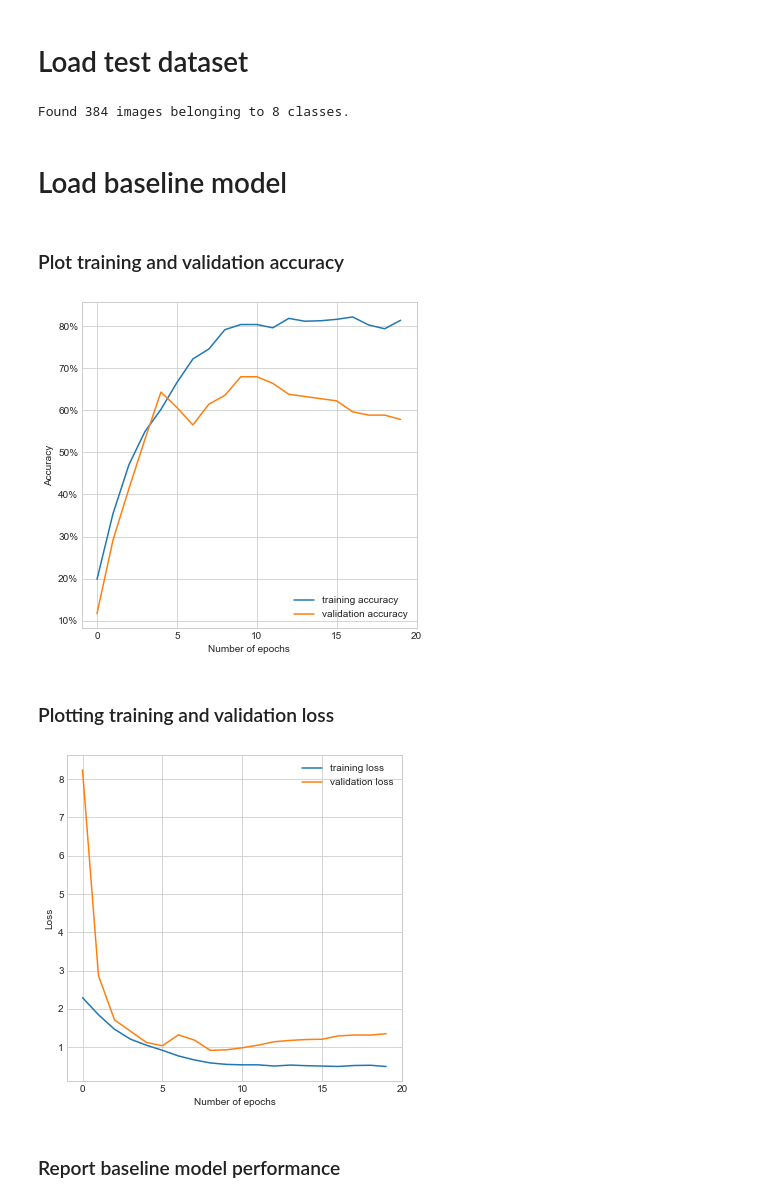
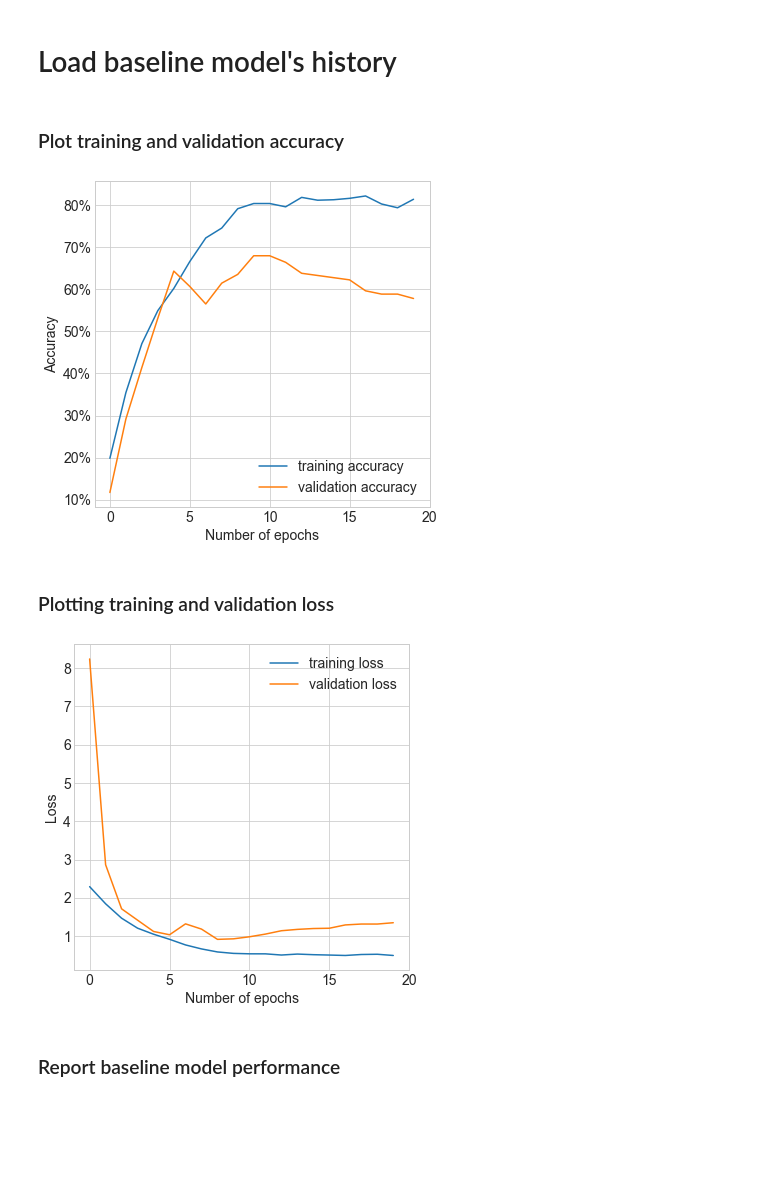
Before and after one commit to samuilstoychev/model-compression-fer, a Jupyter notebook: ResultsAnalysis.ipynb, the cells around one changed output. Cells and saved outputs as stored; diff of their text form; code cells hidden in the pictures; blank space fills up the shorter version.

```diff
--- a/ResultsAnalysis.ipynb
+++ b/ResultsAnalysis.ipynb
@@ -12,15 +12,8 @@ import matplotlib.ticker as mtick
 # %%
 # Specify the location of the weights of the pre-trained baseline model
 BASELINE_MODEL = "weights/model_weights_1618972642.h5"
-# %% [markdown]
-# Load test dataset
-# %%
-from data import load_ckplus
-test_generator = load_ckplus("test")
-# %% [output]
-Found 384 images belonging to 8 classes.
 # %% [markdown]
-# Load baseline model
+# Load baseline model's history
 # %%
 file = open("weights/model_history_1618972642", "rb")
 baseline_history = pickle.load(file)
@@ -30,39 +23,43 @@ baseline_history = pickle.load(file)
 fg = plt.figure(1, (6,6))
 ax = fg.add_subplot(1,1,1)
 
+plt.tick_params(labelsize=14)
+
 plt.plot(baseline_history["accuracy"], label="training accuracy")
 plt.plot(baseline_history["val_accuracy"], label="validation accuracy")
-plt.legend(loc="lower right")
+plt.legend(loc="lower right", prop={'size': 14})
 
-plt.xlabel("Number of epochs")
-plt.ylabel("Accuracy")
+plt.xlabel("Number of epochs", size=14)
+plt.ylabel("Accuracy", size=14)
 
 yticks = mtick.PercentFormatter(1.0)
 ax.yaxis.set_major_formatter(yticks)
 
 ax.set_xticks(np.arange(0, 21, step=5))
 
-plt.show()
+plt.savefig("figures/acc.svg")
 # %% [output]
-[figure, old version]
+[figure, new version]
 # %% [markdown]
 ### Plotting training and validation loss
 # %%
 fg = plt.figure(1, (6,6))
 ax = fg.add_subplot(1,1,1)
 
+plt.tick_params(labelsize=14)
+
 plt.plot(baseline_history["loss"], label="training loss")
 plt.plot(baseline_history["val_loss"], label="validation loss")
-plt.legend(loc="upper right")
+plt.legend(loc="upper right", prop={'size': 14})
 
-plt.xlabel("Number of epochs")
-plt.ylabel("Loss")
+plt.xlabel("Number of epochs", size=14)
+plt.ylabel("Loss", size=14)
 
 ax.set_xticks(np.arange(0, 21, step=5))
 
-plt.show()
+plt.savefig("figures/loss.svg")
 # %% [output]
-[figure, old version]
+[figure, new version]
 # %% [markdown]
 ### Report baseline model performance
 # %%
```
Also changed, not shown: parts of 20 cells of this notebook, 15 other files.
